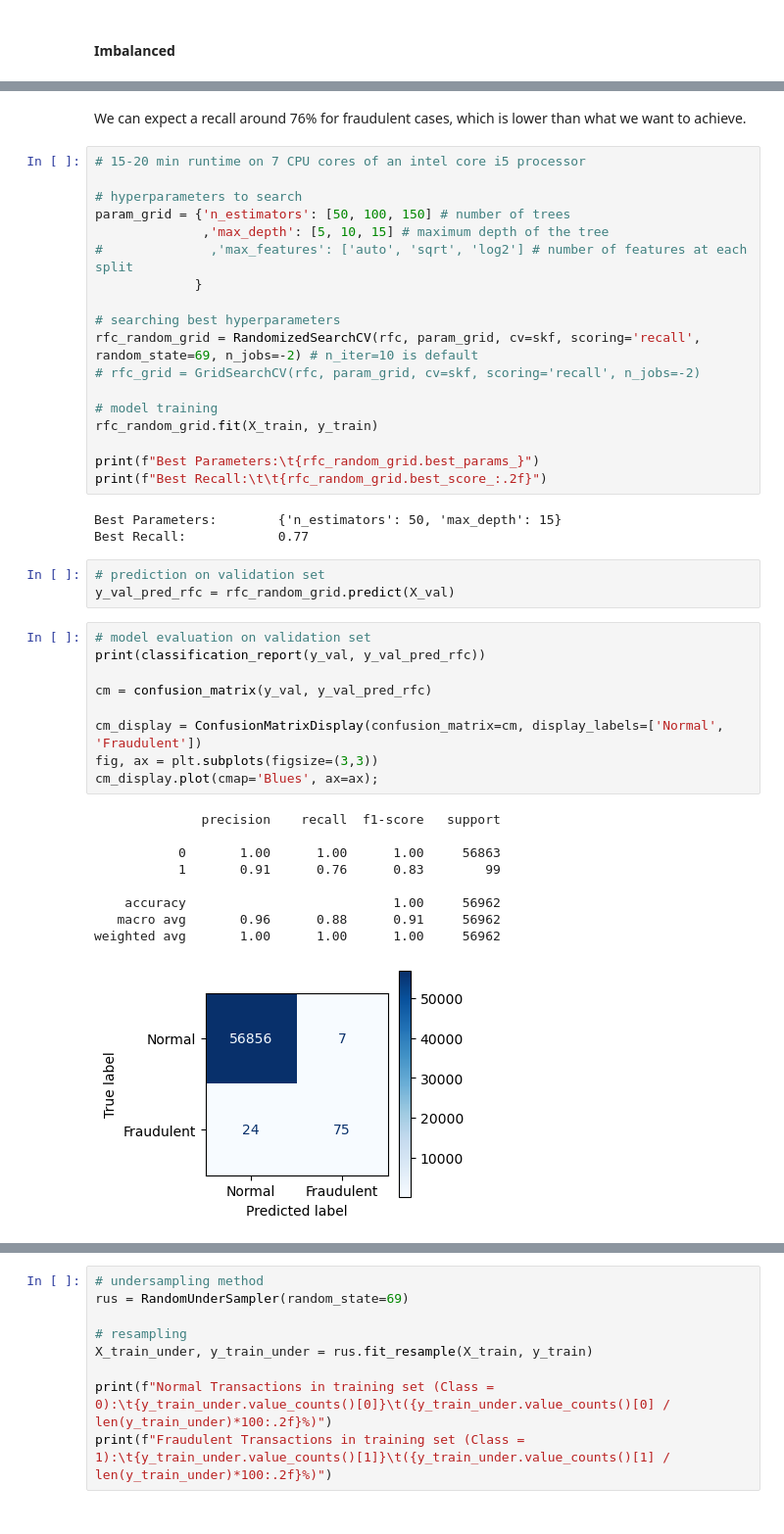
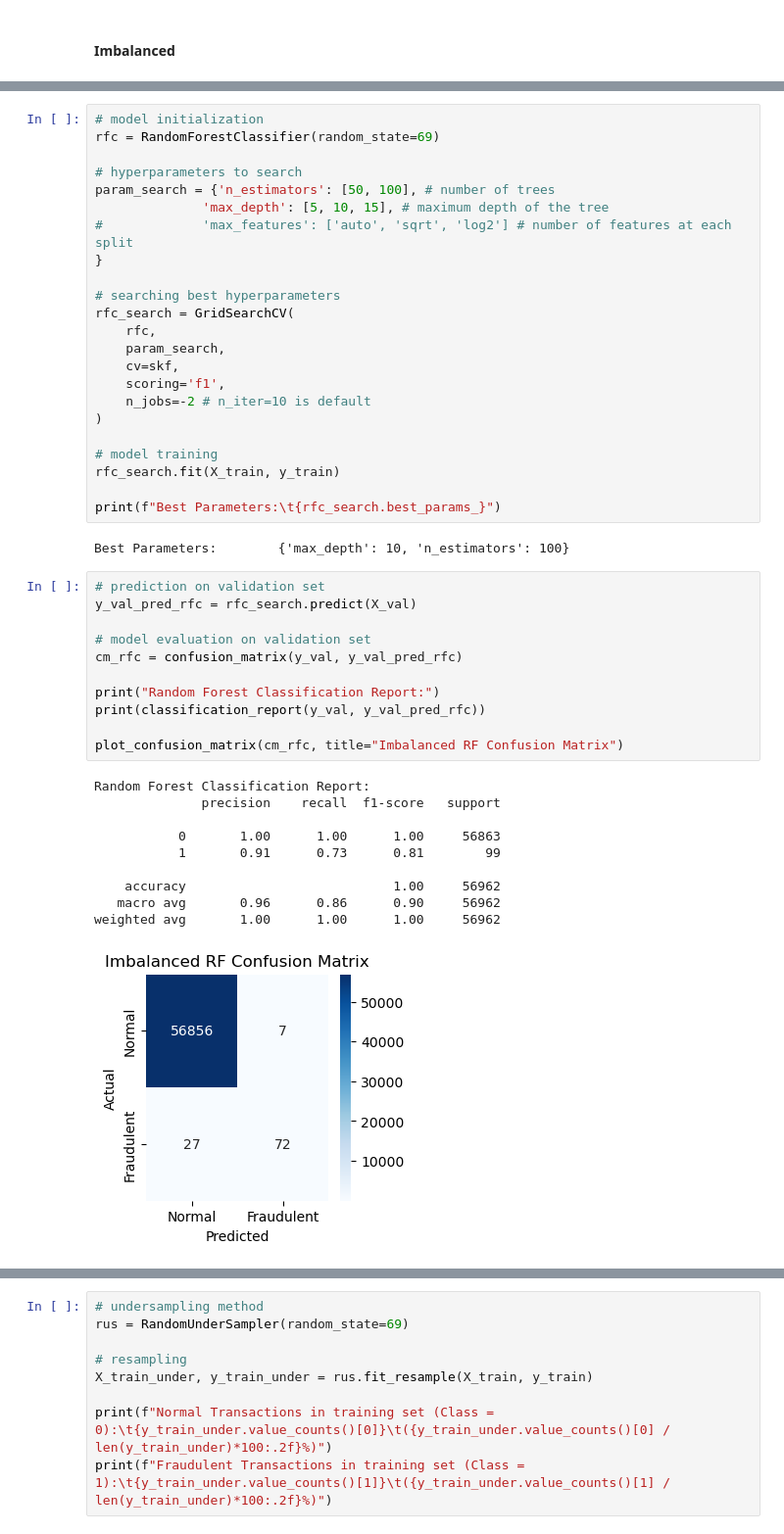
Before and after one commit to cedrickeller-cmd/financial-transactions-fraud-detection, a Jupyter notebook: random_forest.ipynb, the cells around one changed output, grey strips where cells are left out. Shown: that part at 98% size. Drawn from its saved outputs; the diff is of its cells as text.

```diff
--- a/random_forest.ipynb
+++ b/random_forest.ipynb
@@ -140,46 +125,48 @@ Mean Recall: 0.76
-# %% [markdown]
-We can expect a recall around 76% for fraudulent cases, which is lower than what we want to achieve.
 # %%
-# 15-20 min runtime on 7 CPU cores of an intel core i5 processor
+# model initialization
+rfc = RandomForestClassifier(random_state=69)
 
 # hyperparameters to search
-param_grid = {'n_estimators': [50, 100, 150] # number of trees
-              ,'max_depth': [5, 10, 15] # maximum depth of the tree
-#              ,'max_features': ['auto', 'sqrt', 'log2'] # number of features at each split
-             }
+param_search = {'n_estimators': [50, 100], # number of trees
+              'max_depth': [5, 10, 15], # maximum depth of the tree
+#             'max_features': ['auto', 'sqrt', 'log2'] # number of features at each split
+}
 
 # searching best hyperparameters
-rfc_random_grid = RandomizedSearchCV(rfc, param_grid, cv=skf, scoring='recall', random_state=69, n_jobs=-2) # n_iter=10 is default
-# rfc_grid = GridSearchCV(rfc, param_grid, cv=skf, scoring='recall', n_jobs=-2)
+rfc_search = GridSearchCV(
+    rfc,
+    param_search,
+    cv=skf,
+    scoring='f1',
+    n_jobs=-2 # n_iter=10 is default
+)
 
 # model training
-rfc_random_grid.fit(X_train, y_train)
+rfc_search.fit(X_train, y_train)
 
-print(f"Best Parameters:\t{rfc_random_grid.best_params_}")
-print(f"Best Recall:\t\t{rfc_random_grid.best_score_:.2f}")
+print(f"Best Parameters:\t{rfc_search.best_params_}")
 # %% [output]
-Best Parameters:        {'n_estimators': 50, 'max_depth': 15}
-Best Recall:            0.77
+Best Parameters:        {'max_depth': 10, 'n_estimators': 100}
-# %%
-# prediction on validation set
-y_val_pred_rfc = rfc_random_grid.predict(X_val)
-# %%
-# model evaluation on validation set
-print(classification_report(y_val, y_val_pred_rfc))
-
-cm = confusion_matrix(y_val, y_val_pred_rfc)
-
-cm_display = ConfusionMatrixDisplay(confusion_matrix=cm, display_labels=['Normal', 'Fraudulent'])
-fig, ax = plt.subplots(figsize=(3,3))
-cm_display.plot(cmap='Blues', ax=ax);
-# %% [output]
-              precision    recall  f1-score   support
-
-           0       1.00      1.00      1.00     56863
-           1       0.91      0.76      0.83        99
-
-    accuracy                           1.00     56962
-   macro avg       0.96      0.88      0.91     56962
-weighted avg       1.00      1.00      1.00     56962
-[figure, removed]
+# %%
+# prediction on validation set
+y_val_pred_rfc = rfc_search.predict(X_val)
+
+# model evaluation on validation set
+cm_rfc = confusion_matrix(y_val, y_val_pred_rfc)
+
+print("Random Forest Classification Report:")
+print(classification_report(y_val, y_val_pred_rfc))
+
+plot_confusion_matrix(cm_rfc, title="Imbalanced RF Confusion Matrix")
+# %% [output]
+Random Forest Classification Report:
+              precision    recall  f1-score   support
+
+           0       1.00      1.00      1.00     56863
+           1       0.91      0.73      0.81        99
+
+    accuracy                           1.00     56962
+   macro avg       0.96      0.86      0.90     56962
+weighted avg       1.00      1.00      1.00     56962
+[figure, added]
 # %% [markdown]
```
Also changed, not shown: parts of 43 cells of this notebook.
